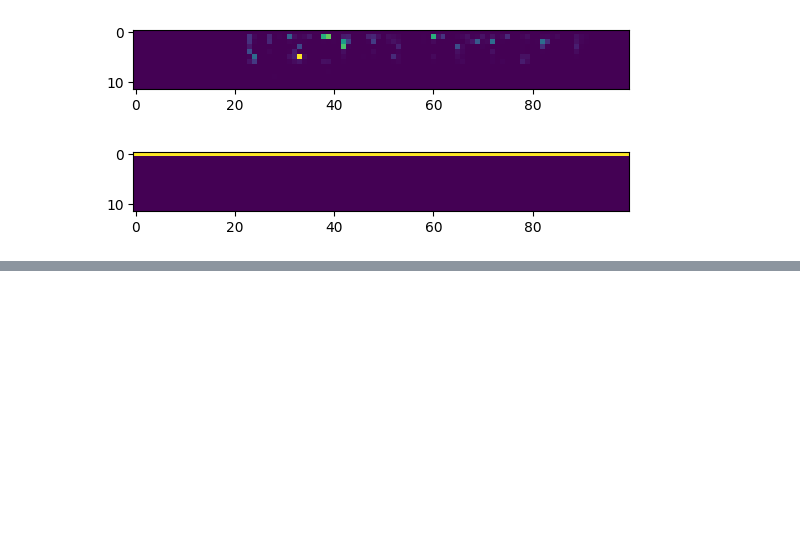
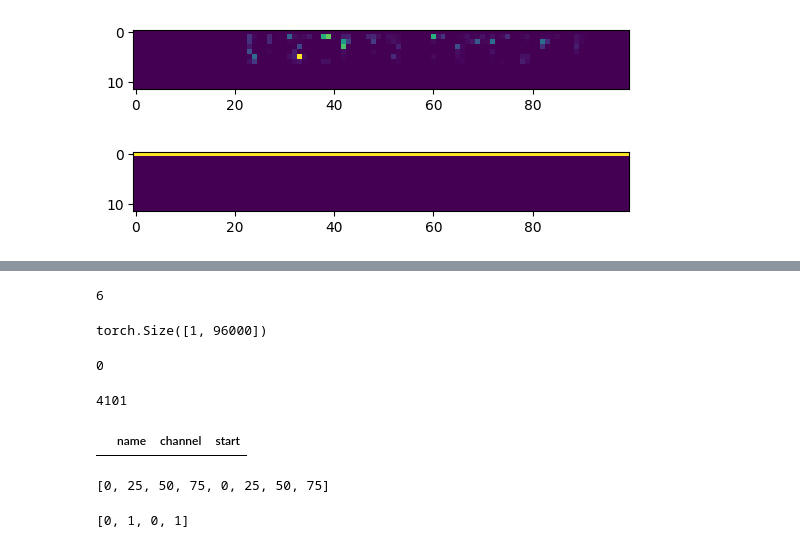
Before and after one commit to krischal111/audio-project, a Jupyter notebook: archived-codes/testing-purposes.ipynb, the cells around one changed output, grey strips where cells are left out. Cells and saved outputs as stored; diff of their text form; code cells hidden in the pictures; blank space fills up the shorter version.

```diff
--- a/testing-purposes.ipynb
+++ b/archived-codes/testing-purposes.ipynb
@@ -126,0 +150,3 @@ plt.imshow(image2)
+# %%
+wavef, samr = torchaudio.load("datasets/clipses/common_voice_en_38487414.mp3")
+info = torchaudio.info("datasets/clipses/common_voice_en_38487414.mp3")
@@ -126,0 +236,4 @@ plt.imshow(image2)
+# %%
+counting_tool(182000, 32000)
+# %% [output]
+6
@@ -126,0 +243,54 @@ plt.imshow(image2)
+# %%
+dataset[4].shape
+# %% [output]
+torch.Size([1, 96000])
+# %%
+# len(dataset)
+dataset.files_df.iloc[0]#["channel"]
+# %% [output]
+0
+# %%
+i = len([None for file in Path("datasets/clipses").rglob("*") if file.is_file])
+# %%
+import pandas as pd
+def isAudioFile(filename):
+    try:
+        file = Path(filename)
+        fileinfo = torchaudio.info(ile)
+        return (fileinfo.num_channels, fileinfo.num_frames)
+    except:
+        return False
+counting_tool = lambda  x, y : (x-1)//y + 1
+
+def something(folder, numSamples):
+    audios = pd.DataFrame(columns=["name", "channel", "start"])
+    i = 0
+    for file in Path(folder).rglob("*"):
+        if fileinfo := isAudioFile(file):
+            ch, size = fileinfo
+            counts = counting_tool(size, numSamples)
+            how_many = ch*counts
+            i += ch * counts
+            new_row = pd.DataFrame({
+                "name":[file]*how_many,
+                "channel":[i for i in range(ch)] * counts,
+                "start":[i*numSamples for i in range(counts)] * ch
+                })
+            audios=pd.concat([audios,new_row])
+    return i, audios
+
+audios = something("datasets/clips/test", 32000)
+print(i)
+audios.reset_index(drop=True)
+audios.iloc[:5]
+# %% [output]
+4101
+|  | name | channel | start |
+# %%
+[i*25 for i in range(4)] * 2
+# %% [output]
+[0, 25, 50, 75, 0, 25, 50, 75]
+# %%
+[i for i in range(2)]*2
+# %% [output]
+[0, 1, 0, 1]
```
Also changed, not shown: parts of 9 cells of this notebook, 5 other files.
